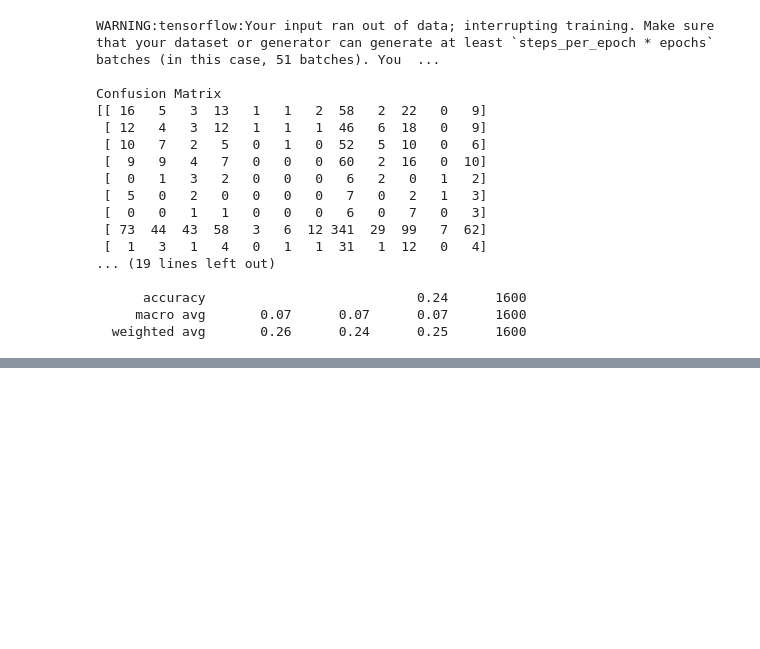
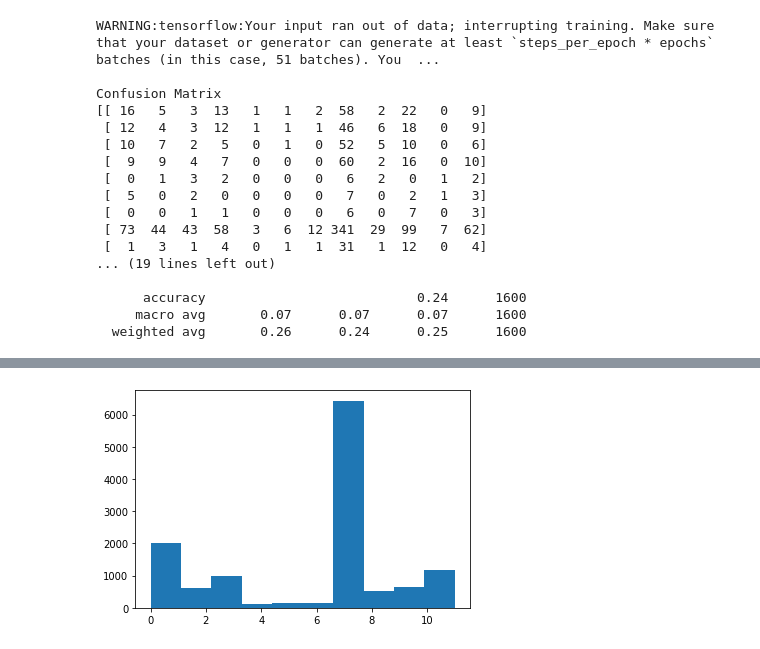
Before and after one commit to regiiis/dlv_group_project, a Jupyter notebook: dlv_1.ipynb, the cells around one changed output, grey strips where cells are left out. Saved outputs shown, nothing was run; the diff lists cells and outputs as text; code cells hidden in the pictures; blank space fills up the shorter version.

```diff
--- a/dlv_1.ipynb
+++ b/dlv_1.ipynb
@@ -505,0 +523,7 @@ Confusion Matrix
+# %%
+x = list(train_generator.class_indices.keys())
+y = train_generator.classes
+plt.hist(y)
+plt.show()
+# %% [output]
+[figure, added]
```
Also changed, not shown: parts of 2 cells of this notebook.
